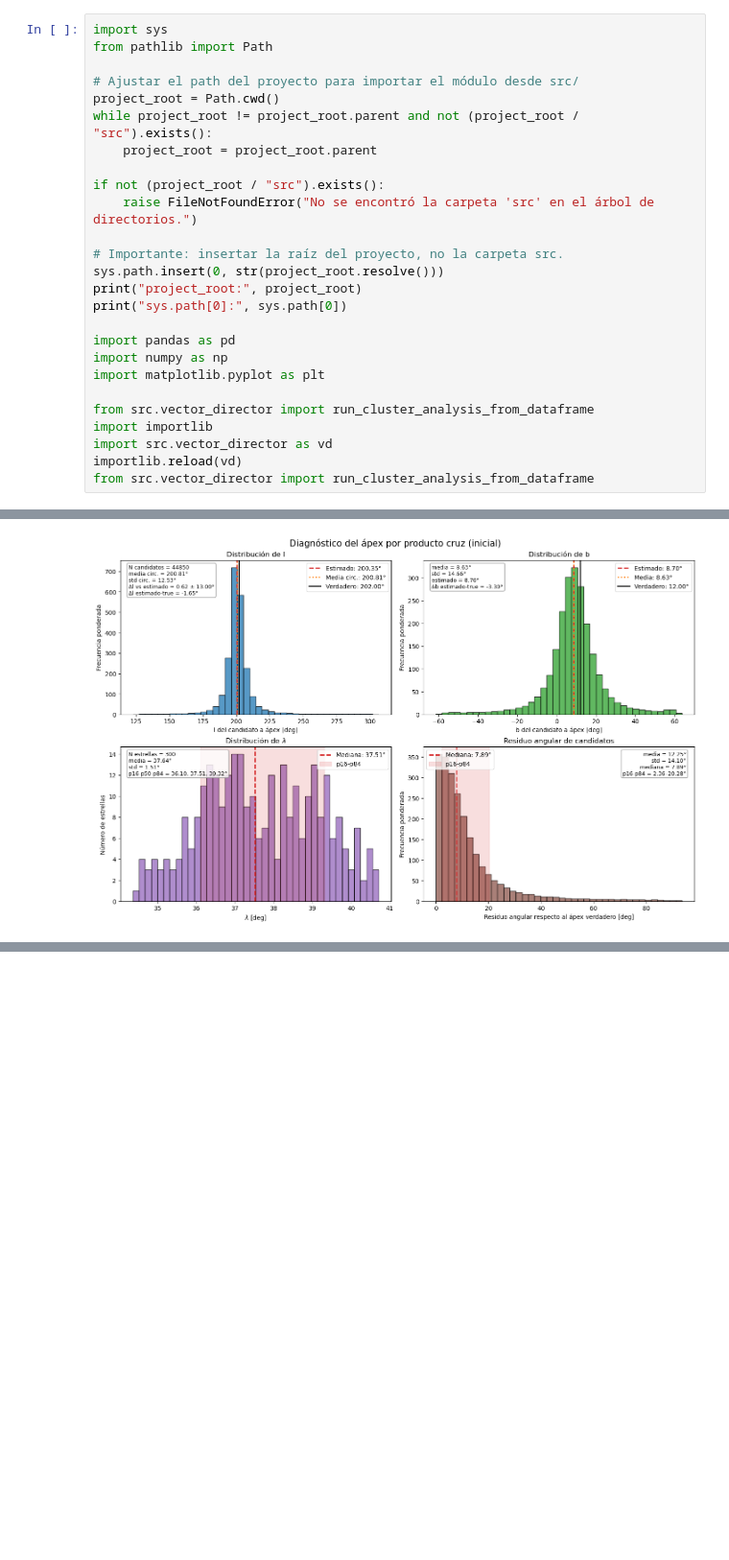
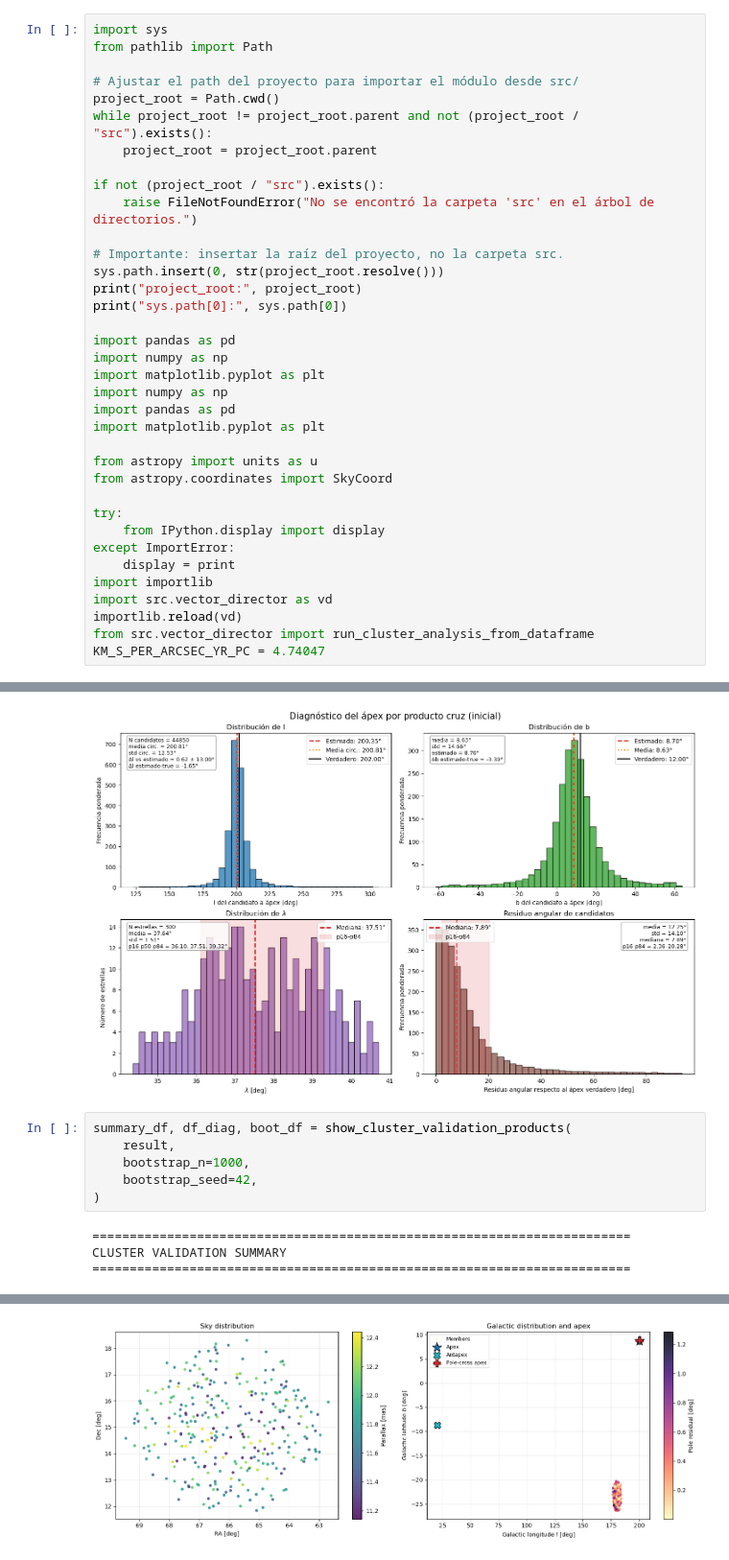
Before and after one commit to nicolasbojacarojas/clusterization_project, a Jupyter notebook: dev/pasantia/analisis_simulacion_hyades.ipynb, the cells around one changed output, grey strips where cells are left out. Shown at 96% size. Saved outputs shown, nothing was run; the diff lists cells and outputs as text; blank space fills up the shorter version.

```diff
--- a/dev/pasantia/analisis_simulacion_hyades.ipynb
+++ b/dev/pasantia/analisis_simulacion_hyades.ipynb
@@ -18,12 +18,22 @@ print("sys.path[0]:", sys.path[0])
 import pandas as pd
 import numpy as np
 import matplotlib.pyplot as plt
+import numpy as np
+import pandas as pd
+import matplotlib.pyplot as plt
 
-from src.vector_director import run_cluster_analysis_from_dataframe
+from astropy import units as u
+from astropy.coordinates import SkyCoord
+
+try:
+    from IPython.display import display
+except ImportError:
+    display = print
 import importlib
 import src.vector_director as vd
 importlib.reload(vd)
 from src.vector_director import run_cluster_analysis_from_dataframe
+KM_S_PER_ARCSEC_YR_PC = 4.74047
 # %% [output]
 project_root: c:\Users\nicob\One Drive Uniandes\OneDrive - Universidad de los Andes\Doctorado\proyecto\clusterization_project
 sys.path[0]: C:\Users\nicob\One Drive Uniandes\OneDrive - Universidad de los Andes\Doctorado\proyecto\clusterization_project
@@ -868,3 +1863,13 @@ fig, axes, apex_candidates = plot_apex_candidate_diagnostics(
 plt.show()
 # %% [output]
 [figure]
+# %%
+summary_df, df_diag, boot_df = show_cluster_validation_products(
+    result,
+    bootstrap_n=1000,
+    bootstrap_seed=42,
+)
+# %% [output]
+========================================================================
+CLUSTER VALIDATION SUMMARY
+========================================================================
@@ -870,0 +1904 @@ plt.show()
+[figure, added]
```
Also changed, not shown: parts of 5 cells of this notebook, 19 other files.
